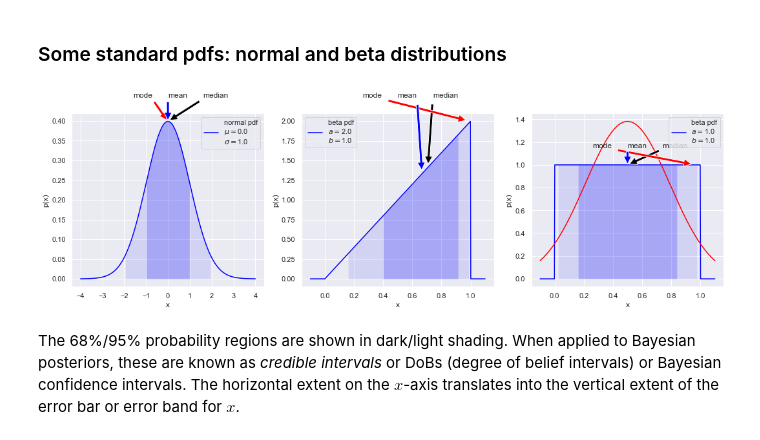
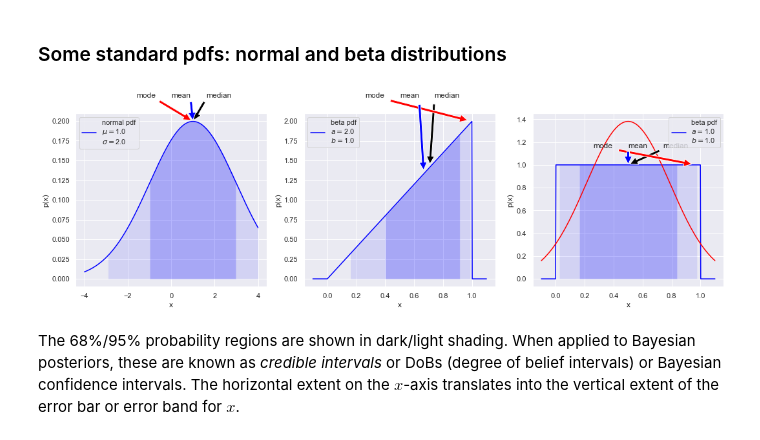
Before and after one commit to furnstahl/Physics-8820, a Jupyter notebook: LectureNotes/_build/jupyter_execute/notebooks/Basics/Exploring_pdfs.ipynb, the cells around one changed output. Cells and saved outputs as stored; diff of their text form; code cells hidden in the pictures.

```diff
--- a/LectureNotes/_build/jupyter_execute/notebooks/Basics/Exploring_pdfs.ipynb
+++ b/LectureNotes/_build/jupyter_execute/notebooks/Basics/Exploring_pdfs.ipynb
@@ -145,42 +145,42 @@ fig = plt.figure(figsize=(15,5))
 
 # Standard normal distribution -- try changing the mean and std. dev.
 x_norm = np.linspace(-4, 4, 500)
-mu = 0       # mean
-sigma = 1.0  # standard deviation
+mu = 1       # mean
+sigma = 2.0  # standard deviation
 norm_dist = stats.norm(mu, sigma) # the normal distribution from scipy.stats
 norm_label='normal pdf' + '\n' + rf'$\mu=${mu:1.1f}' \
              + '\n' + rf'$\sigma=${sigma:1.1f}'
 ax1 = fig.add_subplot(1,3,1)
 dist_plot(ax1, norm_label, x_norm, norm_dist)
 
 # beta distribution, characterized by a and b parameters
 x_beta = np.linspace(-0.1, 1.1, 500)  # beta ranges from 0 to 1
 a1 = 2
 b1 = 1
 beta_dist = stats.beta(a1, b1)  # the beta distribution from scipy.stats
 beta1_label='beta pdf' + '\n' + rf'$a=${a1:1.1f}' \
               + '\n' + rf'$b=${b1:1.1f}'
 ax2 = fig.add_subplot(1,3,2)
 dist_plot(ax2, beta1_label, x_beta, beta_dist)
 
 # another beta distribution
 #x_beta = np.linspace(-0.1, 1.1, 500)
 a2 = 1
 b2 = 1
 beta2_dist = stats.beta(a2, b2)
 beta2_label='beta pdf' + '\n' + rf'$a=${a2:1.1f}' \
               + '\n' + rf'$b=${b2:1.1f}'
 ax3 = fig.add_subplot(1,3,3)
 dist_plot(ax3, beta2_label, x_beta, beta2_dist)
 
 mu2 = beta2_dist.mean()
 sigma2 = beta2_dist.std()
 norm2_dist = stats.norm(mu2, sigma2)
 ax3.plot(x_beta, norm2_dist.pdf(x_beta), color='red')
 
 fig.tight_layout()
 # %% [output]
-[figure, old version]
+[figure, new version]
 # %% [markdown]
 The 68%/95% probability regions are shown in dark/light shading.  When applied to Bayesian posteriors, these are known as <em>credible intervals</em> or DoBs (degree of belief intervals) or Bayesian confidence intervals. The horizontal extent on the $x$-axis translates into the vertical extent of the error bar or error band for $x$.
 # %% [markdown]
```
Also changed, not shown: 39 other files.
